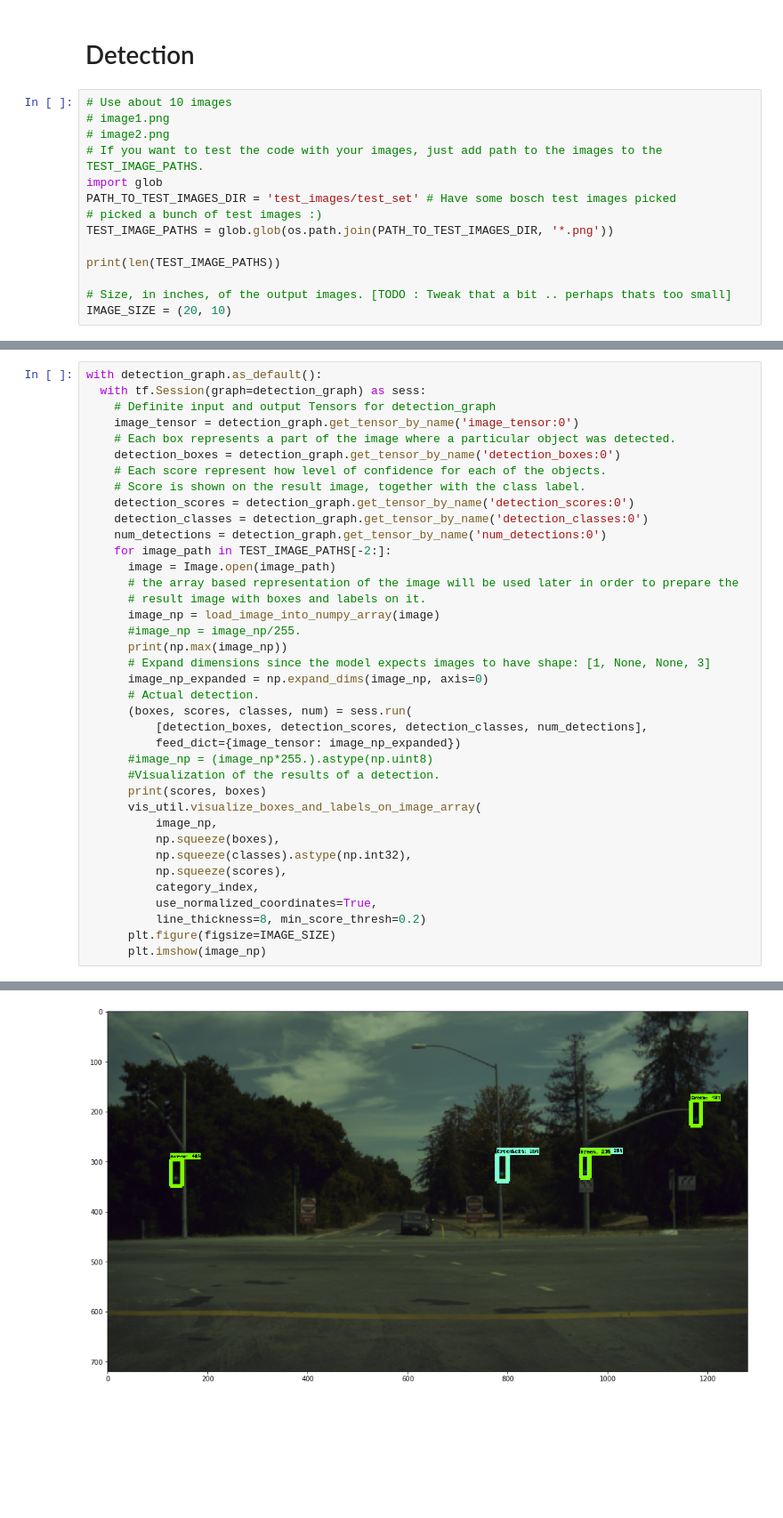
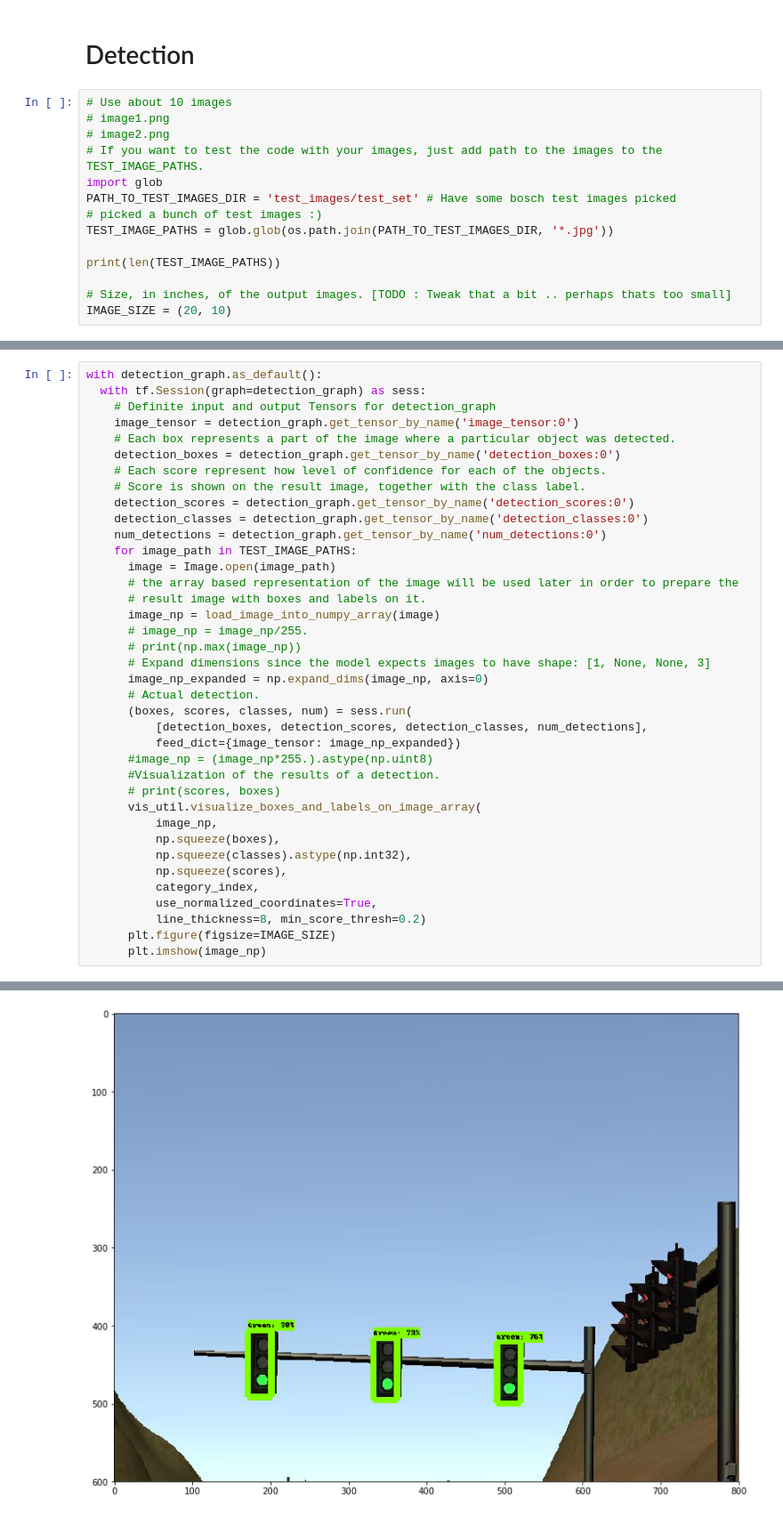
Before and after one commit to jendrikjoe/UdacityCapstone, a Jupyter notebook: resnet_rcnn/udacity-traffic-light.ipynb, the cells around one changed output, grey strips where cells are left out. Shown at 89% size. Saved outputs shown, nothing was run; the diff lists cells and outputs as text; blank space fills up the shorter version.

```diff
--- a/resnet_rcnn/udacity-traffic-light.ipynb
+++ b/resnet_rcnn/udacity-traffic-light.ipynb
@@ -109,7 +109,7 @@ def load_image_into_numpy_array(image):
 import glob
 PATH_TO_TEST_IMAGES_DIR = 'test_images/test_set' # Have some bosch test images picked
 # picked a bunch of test images :)
-TEST_IMAGE_PATHS = glob.glob(os.path.join(PATH_TO_TEST_IMAGES_DIR, '*.png'))
+TEST_IMAGE_PATHS = glob.glob(os.path.join(PATH_TO_TEST_IMAGES_DIR, '*.jpg'))
 
 print(len(TEST_IMAGE_PATHS))
 
@@ -129,13 +129,13 @@ with detection_graph.as_default():
     detection_scores = detection_graph.get_tensor_by_name('detection_scores:0')
     detection_classes = detection_graph.get_tensor_by_name('detection_classes:0')
     num_detections = detection_graph.get_tensor_by_name('num_detections:0')
-    for image_path in TEST_IMAGE_PATHS[-2:]:
+    for image_path in TEST_IMAGE_PATHS:
       image = Image.open(image_path)
       # the array based representation of the image will be used later in order to prepare the
       # result image with boxes and labels on it.
       image_np = load_image_into_numpy_array(image)
-      #image_np = image_np/255.
-      print(np.max(image_np))
+      # image_np = image_np/255.
+      # print(np.max(image_np))
       # Expand dimensions since the model expects images to have shape: [1, None, None, 3]
       image_np_expanded = np.expand_dims(image_np, axis=0)
       # Actual detection.
@@ -144,7 +144,7 @@ with detection_graph.as_default():
           feed_dict={image_tensor: image_np_expanded})
       #image_np = (image_np*255.).astype(np.uint8)
       #Visualization of the results of a detection.
-      print(scores, boxes)
+      # print(scores, boxes)
       vis_util.visualize_boxes_and_labels_on_image_array(
           image_np,
           np.squeeze(boxes),
@@ -176 +159 @@ with detection_graph.as_default():
-[figure, old version]
+[figure, new version]
```
Also changed, not shown: parts of 4 cells of this notebook, 3 other files.
